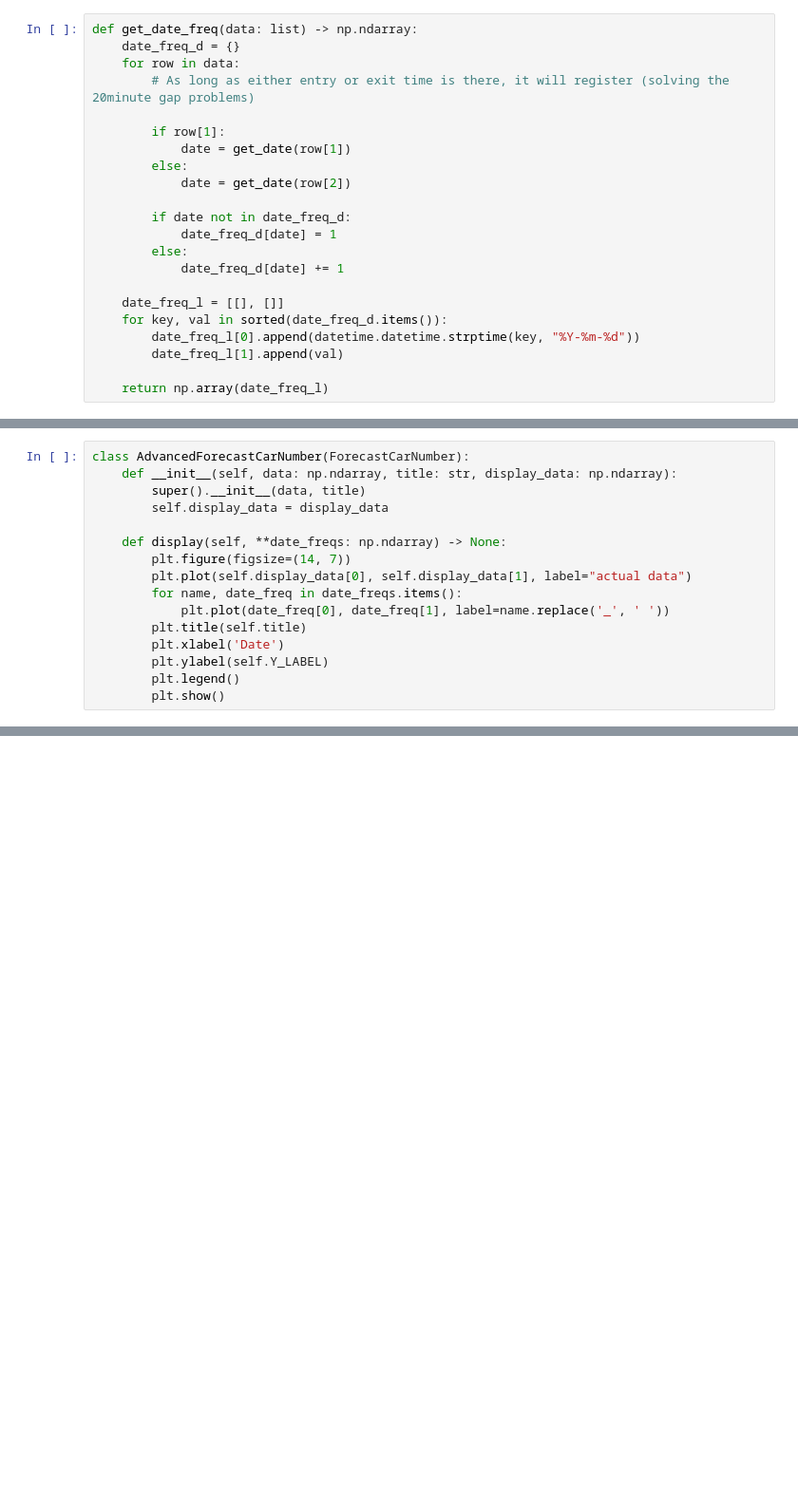
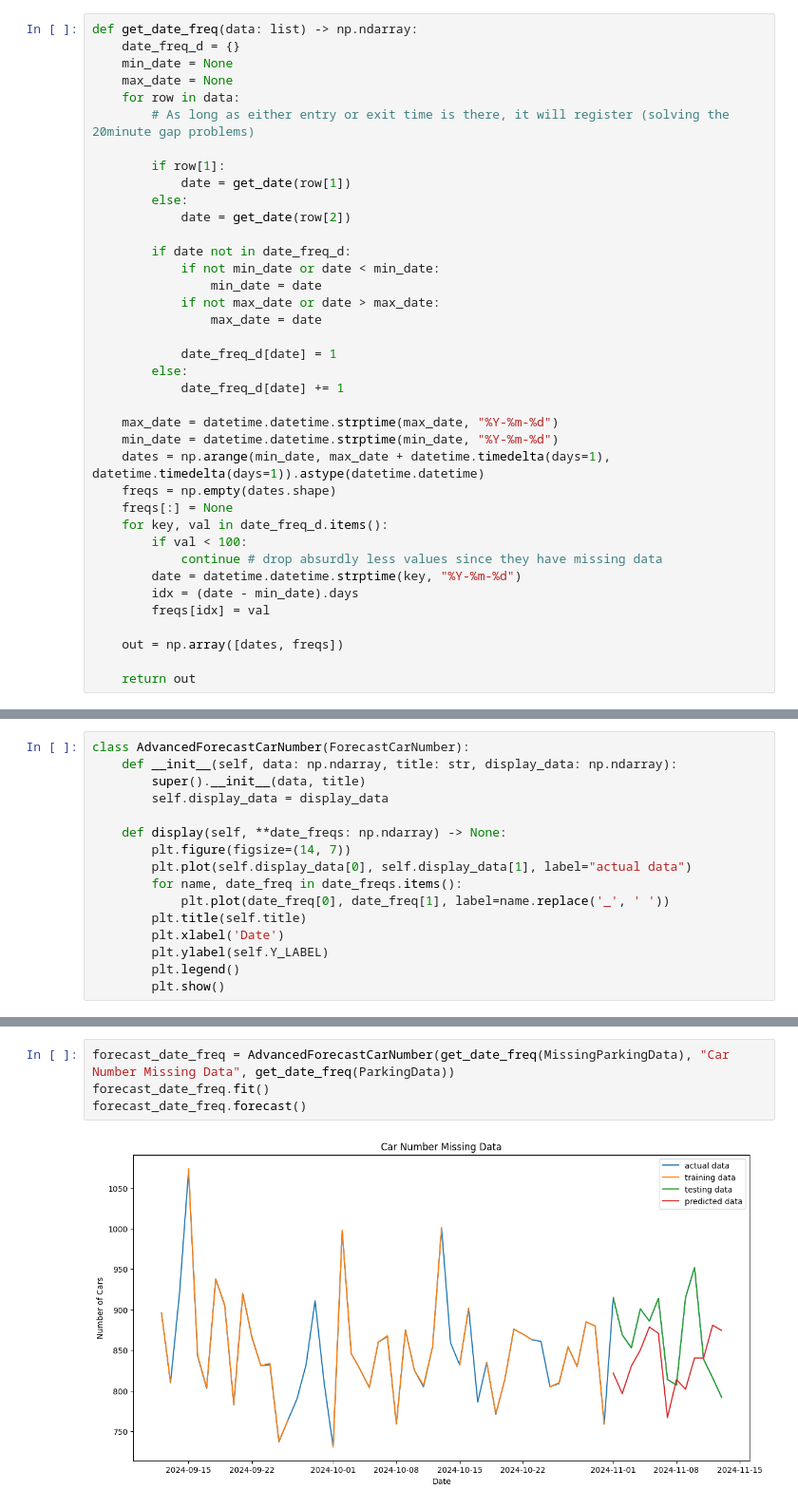
Before and after one commit to shawn-iitb/Data-DaVinci, a Jupyter notebook: Week 4/Programs/Q1.ipynb, the cells around one changed output, grey strips where cells are left out. Shown at 95% size. Drawn from its saved outputs; the diff is of its cells as text; blank space fills up the shorter version.

```diff
--- a/Week 4/Programs/Q1.ipynb
+++ b/Week 4/Programs/Q1.ipynb
@@ -97,6 +97,8 @@ Forecasting total number of vehicles entering parking per day
 # %%
 def get_date_freq(data: list) -> np.ndarray:
     date_freq_d = {}
+    min_date = None
+    max_date = None
     for row in data:
         # As long as either entry or exit time is there, it will register (solving the 20minute gap problems)
 
@@ -106,16 +108,30 @@ def get_date_freq(data: list) -> np.ndarray:
             date = get_date(row[2])
 
         if date not in date_freq_d:
+            if not min_date or date < min_date:
+                min_date = date
+            if not max_date or date > max_date:
+                max_date = date
+
             date_freq_d[date] = 1
         else:
             date_freq_d[date] += 1
 
-    date_freq_l = [[], []]
-    for key, val in sorted(date_freq_d.items()):
-        date_freq_l[0].append(datetime.datetime.strptime(key, "%Y-%m-%d"))
-        date_freq_l[1].append(val)
+    max_date = datetime.datetime.strptime(max_date, "%Y-%m-%d")
+    min_date = datetime.datetime.strptime(min_date, "%Y-%m-%d")
+    dates = np.arange(min_date, max_date + datetime.timedelta(days=1), datetime.timedelta(days=1)).astype(datetime.datetime)
+    freqs = np.empty(dates.shape)
+    freqs[:] = None
+    for key, val in date_freq_d.items():
+        if val < 100:
+            continue # drop absurdly less values since they have missing data
+        date = datetime.datetime.strptime(key, "%Y-%m-%d")
+        idx = (date - min_date).days
+        freqs[idx] = val
 
-    return np.array(date_freq_l)
+    out = np.array([dates, freqs])
+
+    return out
 # %%
 class ForecastCarNumber(ForecastStuff):
     def __init__(self, data: np.ndarray, title: str = "Car Number"):
@@ -233,0 +254,6 @@ Mean Absolute Percentage Error (MAPE): 1.419215538998647%
+# %%
+forecast_date_freq = AdvancedForecastCarNumber(get_date_freq(MissingParkingData), "Car Number Missing Data", get_date_freq(ParkingData))
+forecast_date_freq.fit()
+forecast_date_freq.forecast()
+# %% [output]
+[figure, added]
```
Also changed, not shown: parts of 26 cells of this notebook.
